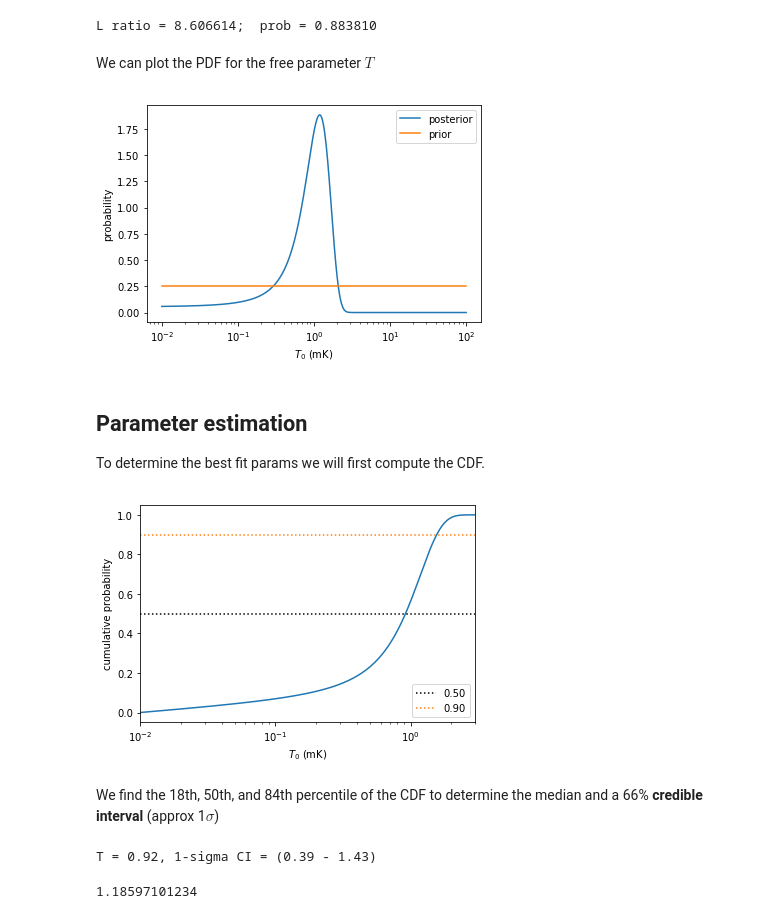
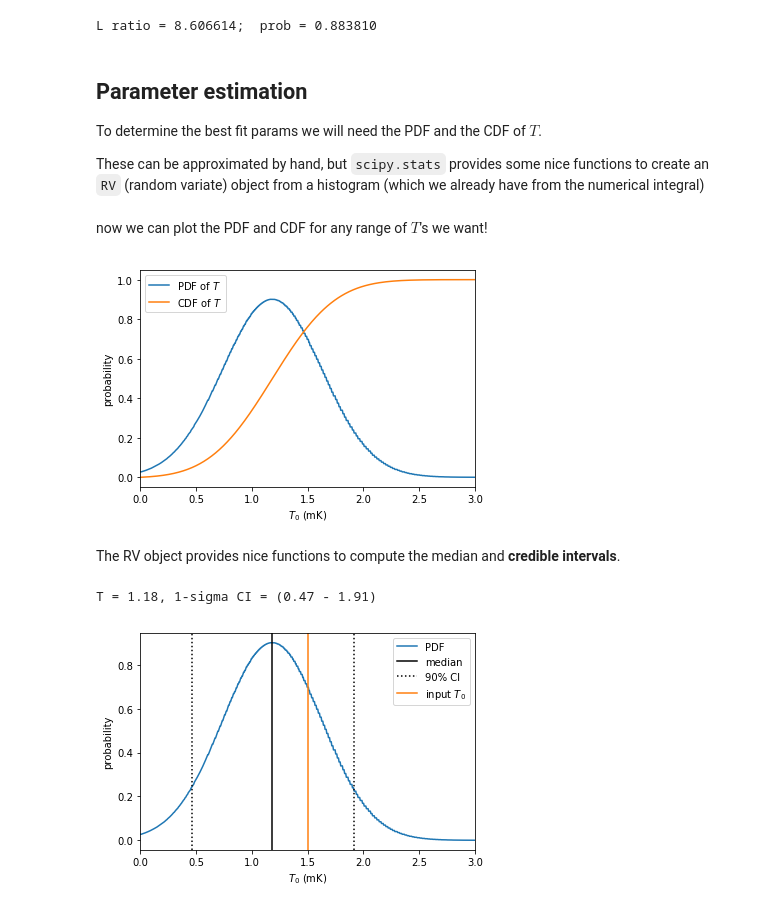
Before and after one commit to Hazboun6/bayes_talk, a Jupyter notebook: astro_bayes.ipynb, the cells around one changed output. Drawn from its saved outputs; the diff is of its cells as text; code cells hidden in the pictures.

Commit message:
use scipy.stats RV

```diff
--- a/astro_bayes.ipynb
+++ b/astro_bayes.ipynb
@@ -114,7 +116,7 @@ def integrand(logT):
 logTs = np.linspace(logTmin, logTmax, 1000)  # 1000 pts
 pdH1T_dat = np.array([integrand(logT) for logT in logTs])  # integrand data
 
-pdH1 = si.simps(pdH1T_dat, logTs)  # simpson's integrater!
+pdH1 = scipy.integrate.simps(pdH1T_dat, logTs)  # simpson's integrater!
 print(pdH1)
 # %% [output]
 2.43126375532e-40
@@ -139,55 +141,53 @@ prob_wrong = 1-1/L_ratio
 print("L ratio = {:2f};  prob = {:4f}".format(L_ratio, prob_wrong))
 # %% [output]
 L ratio = 8.606614;  prob = 0.883810
+# %% [markdown]
+## Parameter estimation
+
+To determine the best fit params we will need the PDF and the CDF of $T$.
+
+These can be approximated by hand, but `scipy.stats` provides some nice functions to create an `RV` (random variate) object from a histogram (which we already have from the numerical integral)
+# %%
+PDF_hist = pdH1T_dat/pdH1  # normalized!
+PDF_bins = np.hstack([[0], 10**logTs])
+T_rv = scipy.stats.rv_histogram([PDF_hist, PDF_bins])
 # %% [markdown]
-We can plot the PDF for the free parameter $T$
+now we can plot the PDF and CDF for any range of $T$'s we want!
 # %%
-PDF = pdH1T_dat/pdH1  # normalized!
-prior = [1/dlogT]*len(logTs)
+Ts = np.linspace(0, 5, 1000)
 
 fig = plt.figure()
 ax = fig.add_subplot(111)
-ax.plot(10**logTs, PDF, label='posterior')
-ax.plot(10**logTs, prior, label='prior')
-ax.set_xscale('log')
+ax.plot(Ts, T_rv.pdf(Ts), label=r'PDF of $T$')
+ax.plot(Ts, T_rv.cdf(Ts), label=r'CDF of $T$')
 ax.set_ylabel('probability')
 ax.set_xlabel(r'$T_0$ (mK)')
+ax.set_xlim([0,3])
 ax.legend()
-fig.savefig('T_PDF.pdf')
+fig.savefig('T_DFs.pdf')
 # %% [output]
-[figure, old version]
+[figure, new version]
-# %% [markdown]
-## Parameter estimation
-
-To determine the best fit params we will first compute the CDF.
+# %% [markdown]
+The RV object provides nice functions to compute the median and **credible intervals**.
+# %%
+T_med = T_rv.median()
+T_90 = T_rv.interval(.90)
+print("T = {0:.2f}, 1-sigma CI = ({1:.2f} - {2:.2f})".format(T_med,*T_90))
+# %% [output]
+T = 1.18, 1-sigma CI = (0.47 - 1.91)
 # %%
-dlogTs = logTs[1]-logTs[0] # integration step size
-CDF = np.cumsum(PDF * dlogTs)
-
 fig = plt.figure()
 ax = fig.add_subplot(111)
-ax.plot(10**logTs, CDF)
-ax.axhline(y=0.50, linestyle=':', label='0.50', color='k')
-ax.axhline(y=0.90, linestyle=':', label='0.90', color='C1')
-ax.set_ylabel('cumulative probability')
+ax.plot(Ts, T_rv.pdf(Ts), label='PDF')
+ax.axvline(x=T_med, color = 'k', label='median')
+ax.axvline(x=T_90[0], color = 'k', linestyle=':', label=r'90% CI')
+ax.axvline(x=T_90[1], color = 'k', linestyle=':')
+ax.axvline(x=Tin, color = 'C1', label='input $T_0$')
+ax.set_ylabel('probability')
 ax.set_xlabel(r'$T_0$ (mK)')
-ax.legend(loc='lower right')
-ax.set_xscale('log')
+ax.legend()
+#ax.set_xscale('log')
 ax.set_xlim([0,3])
-fig.savefig('T_CDF.pdf')
+fig.savefig('T_PE.pdf')
 # %% [output]
-[figure, old version]
+[figure, new version]
-# %% [markdown]
-We find the 18th, 50th, and 84th percentile of the CDF to determine the median and a 66% **credible interval** (approx 1$\sigma$)
-# %%
-PE_inds = CDF.searchsorted([0.5, 0.18, 0.84])  # median -/+ 1-sigma
-PE_result = 10**logTs[PE_inds]
-print("T = {0:.2f}, 1-sigma CI = ({1:.2f} - {2:.2f})".format(*PE_result))
-# %% [output]
-T = 0.92, 1-sigma CI = (0.39 - 1.43)
-# %%
-MAP_ind = np.argmax(PDF)
-MAP = 10**logTs[MAP_ind]  # Maxima a posteriori
-print(MAP)
-# %% [output]
-1.18597101234
```
Also changed, not shown: parts of 3 cells of this notebook.
